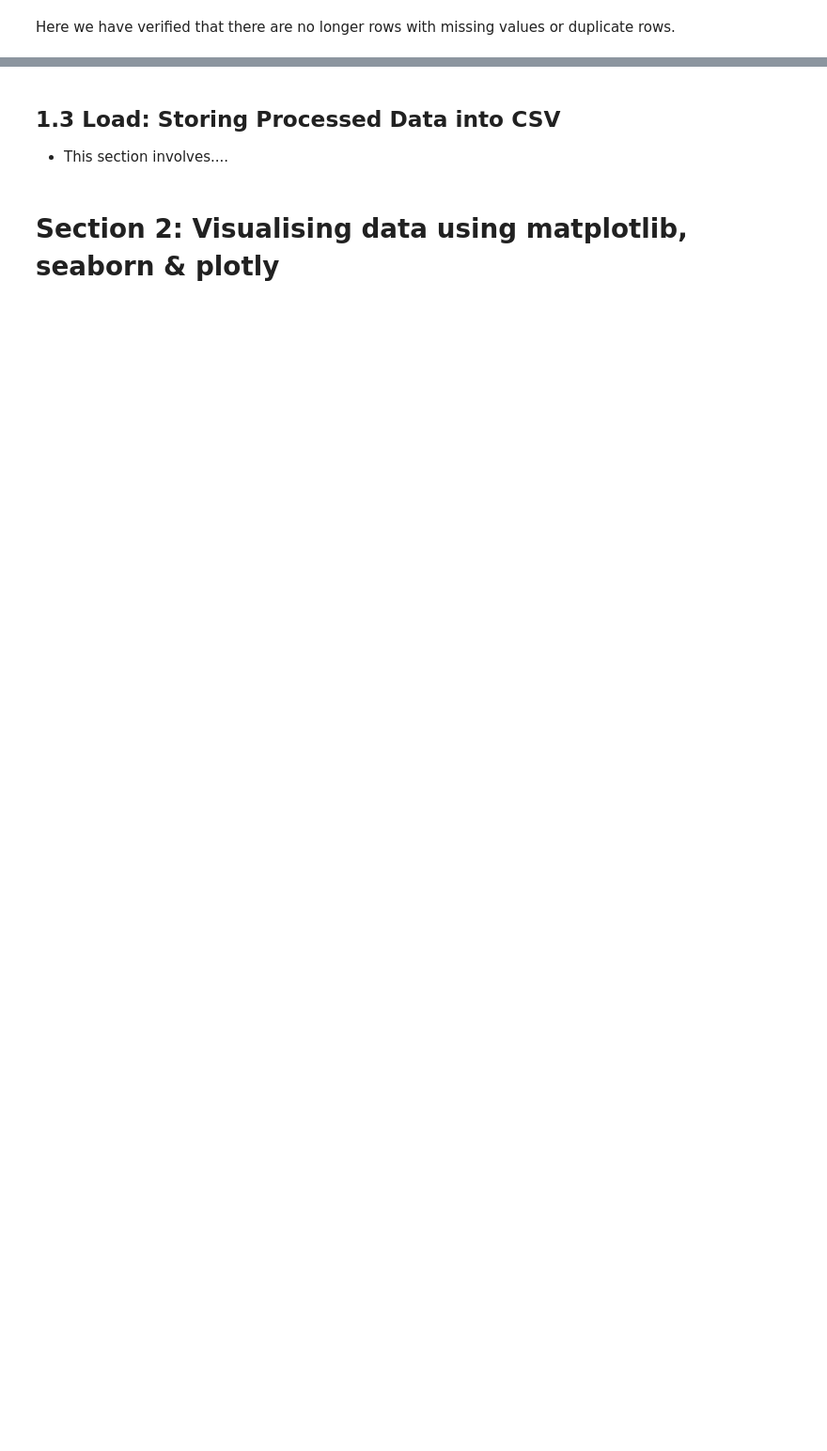
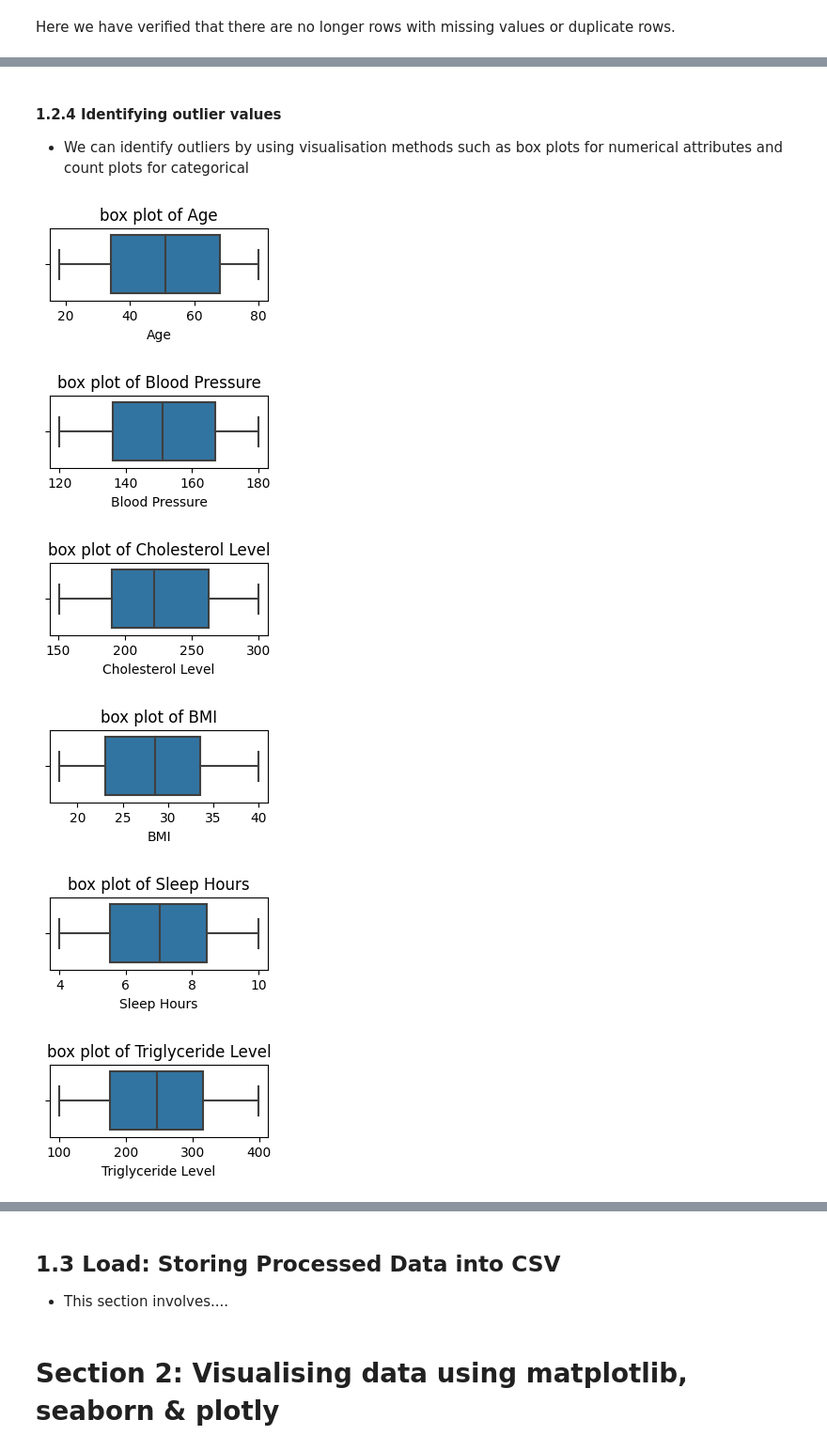
Before and after one commit to MahaSci/heart-disease-data-hackathon-1, a Jupyter notebook: jupyter_notebooks/Heart_Disease_Project.ipynb, the cells around one changed output, grey strips where cells are left out. Shown: that part at 94% size. Saved outputs shown, nothing was run; the diff lists cells and outputs as text; code cells hidden in the pictures; blank space fills up the shorter version.

Commit message:
created box plots of numerical categories to visualise outliers

```diff
--- a/jupyter_notebooks/Heart_Disease_Project.ipynb
+++ b/jupyter_notebooks/Heart_Disease_Project.ipynb
@@ -135,0 +192,18 @@ Here we have verified that there are no longer rows with missing values or dupli
+# %% [markdown]
+#### 1.2.4 Identifying outlier values
+* We can identify outliers by using visualisation methods such as box plots for numerical attributes and count plots for categorical
+# %%
+numerical_attributes = df.select_dtypes(include=['number']).columns
+
+for col in numerical_attributes:
+    plt.figure(figsize=(3,1))
+    sns.boxplot(x=df[col])
+    plt.title(f"box plot of {col}")
+    plt.show()
+# %% [output]
+[figure, added]
+[figure, added]
+[figure, added]
+[figure, added]
+[figure, added]
+[figure, added]
```
Also changed, not shown: parts of 11 cells of this notebook.
